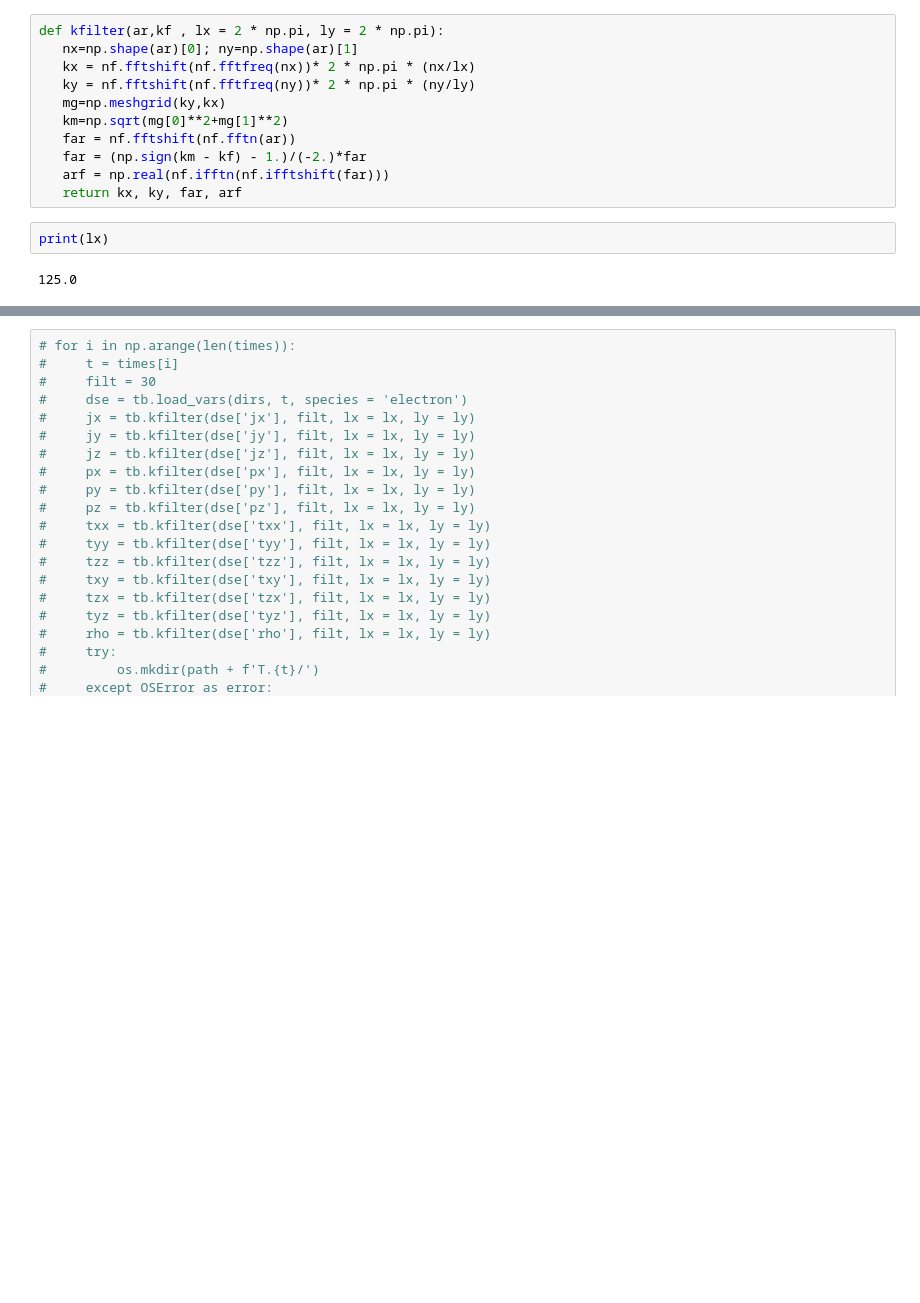
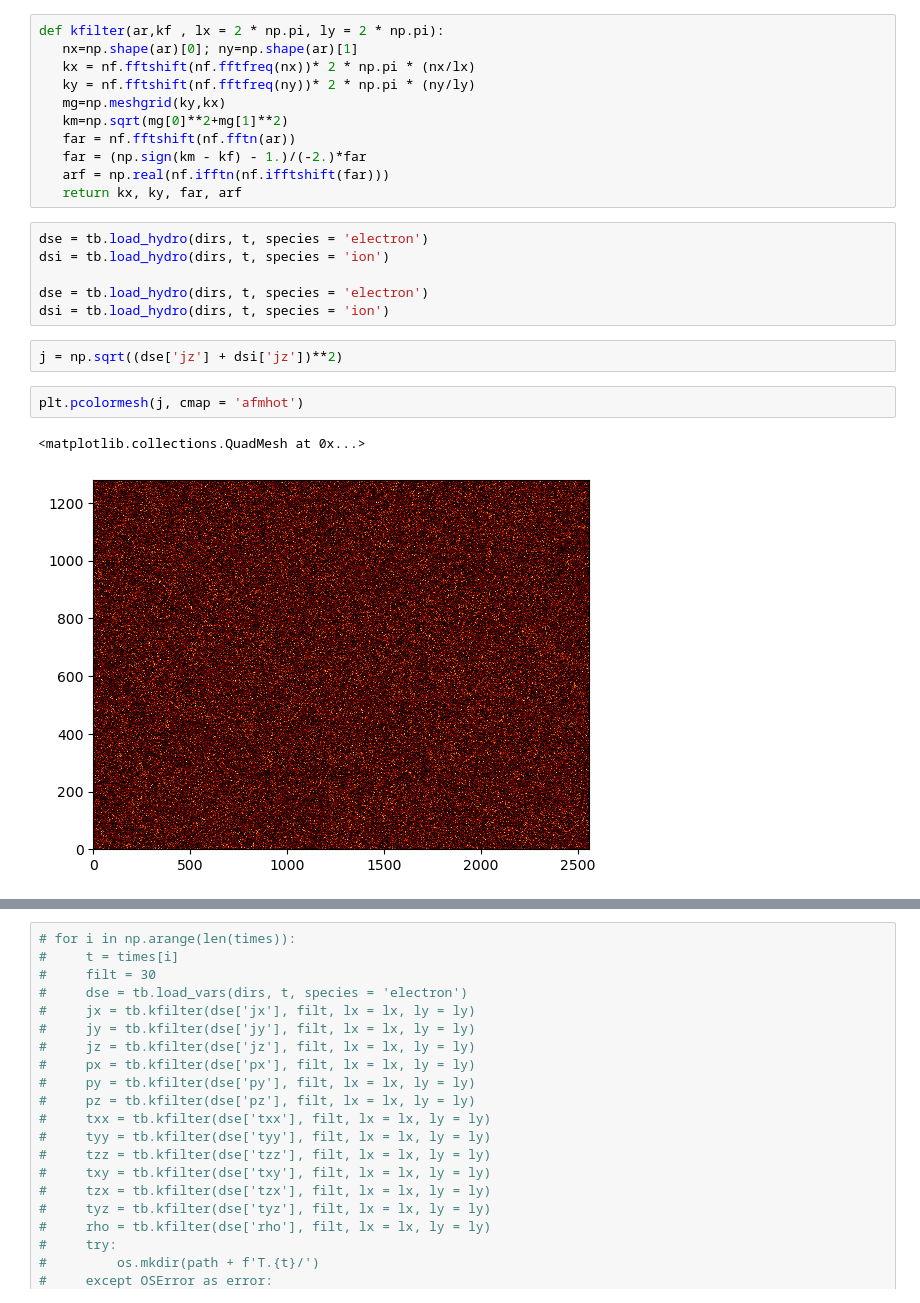
Before and after one commit to jgoodwill1/TurbPy, a Jupyter notebook: Analysis/Jupyter/hdf5_filter.ipynb, the cells around one changed output, grey strips where cells are left out. Cells and saved outputs as stored; diff of their text form; blank space fills up the shorter version.

```diff
--- a/Analysis/Jupyter/hdf5_filter.ipynb
+++ b/Analysis/Jupyter/hdf5_filter.ipynb
@@ -47,8 +48,17 @@ def kfilter(ar,kf , lx = 2 * np.pi, ly = 2 * np.pi):
    far = (np.sign(km - kf) - 1.)/(-2.)*far
    arf = np.real(nf.ifftn(nf.ifftshift(far)))
    return kx, ky, far, arf
-# %%
-print(lx)
-# %% [output]
-125.0
+# %%
+dse = tb.load_hydro(dirs, t, species = 'electron')
+dsi = tb.load_hydro(dirs, t, species = 'ion')
+
+dse = tb.load_hydro(dirs, t, species = 'electron')
+dsi = tb.load_hydro(dirs, t, species = 'ion')
+# %%
+j = np.sqrt((dse['jz'] + dsi['jz'])**2)
+# %%
+plt.pcolormesh(j, cmap = 'afmhot')
+# %% [output]
+<matplotlib.collections.QuadMesh at 0x...>
+[figure, added]
 # %%
```
Also changed, not shown: parts of 18 cells of this notebook, 12 other files.
